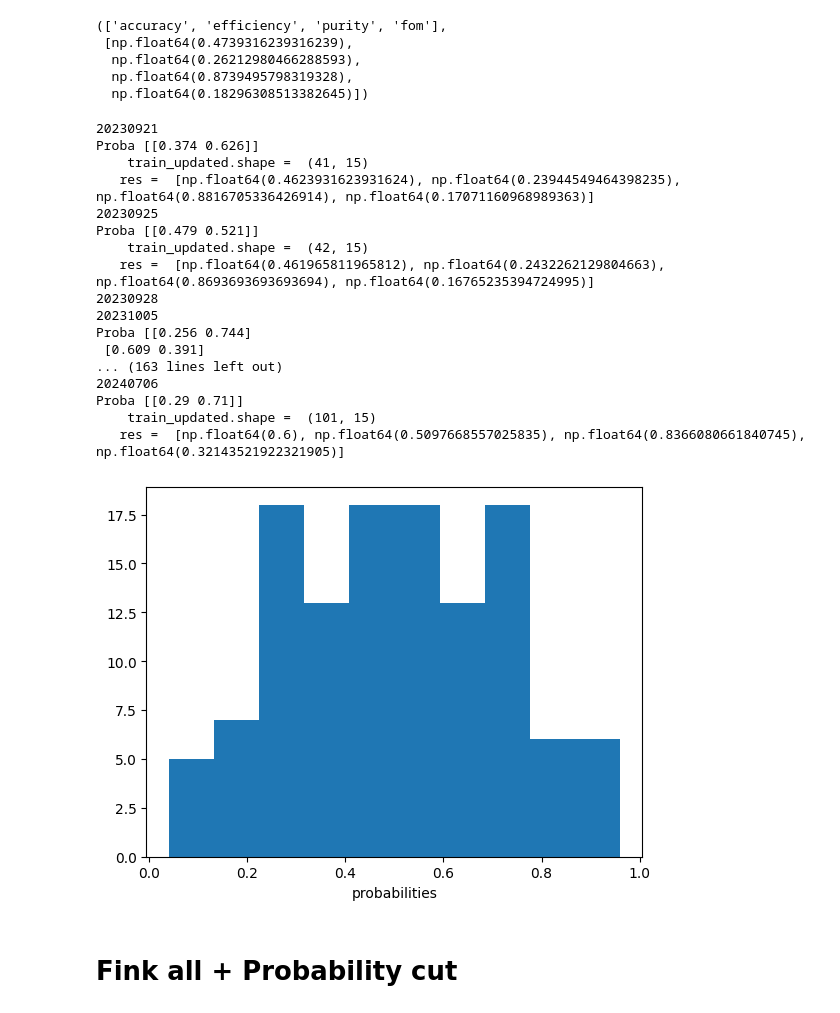
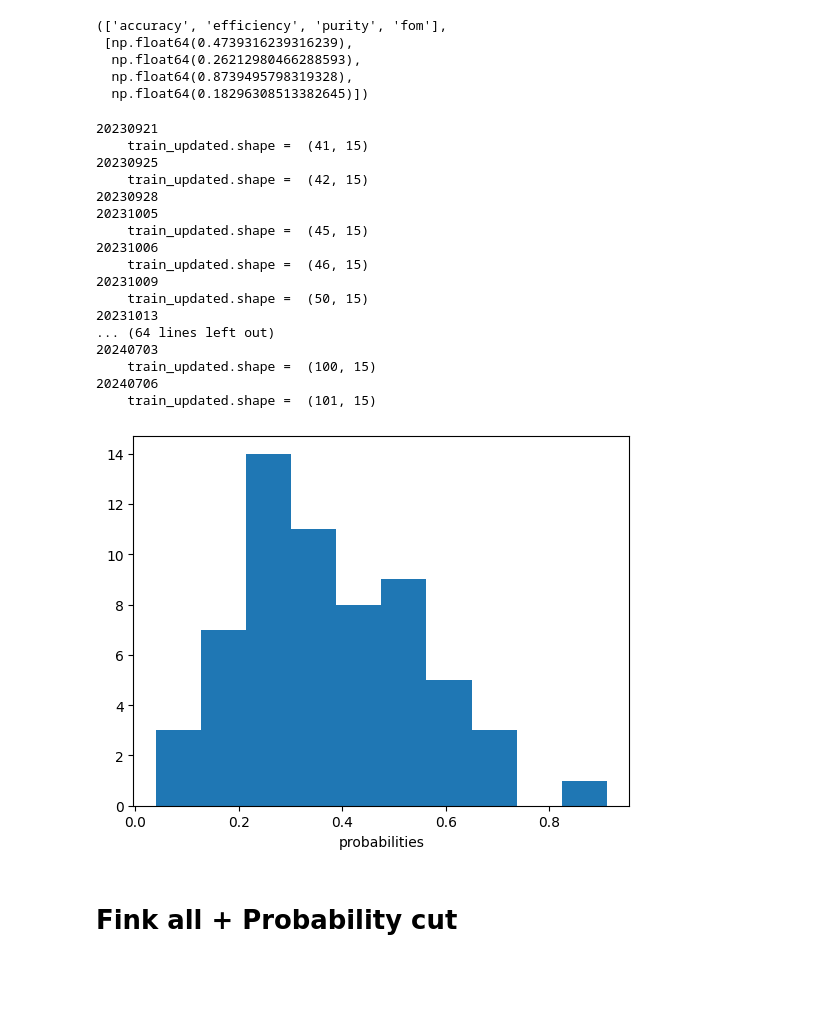
Before and after one commit to Fink-analyses/Active_Learning_earlySNIa, a Jupyter notebook: notebooks/ultimate_train_working_AM.ipynb, the cells around one changed output. Cells and saved outputs as stored; diff of their text form; code cells hidden in the pictures; blank space fills up the shorter version.

```diff
--- a/notebooks/ultimate_train_working_AM.ipynb
+++ b/notebooks/ultimate_train_working_AM.ipynb
@@ -218,7 +217,7 @@ def AL_loop(new_labels, train_for_loop, dir_suffix ="", proba_cut = True, plot_l
 
                     # see what current model says about queried alerts
                     pred_prob_query = clf_before.predict_proba(alerts_use[list(alerts_use.keys())[2:-1]])
-                    print(f'Proba {pred_prob_query}')
+                    # print(f'Proba {pred_prob_query}')
 
                     if proba_cut:
                         keep_index = []
@@ -264,7 +263,7 @@ def AL_loop(new_labels, train_for_loop, dir_suffix ="", proba_cut = True, plot_l
 
                         # calculate metrics
                         names, res = get_snpcc_metric(pred, test_for_loop['type'].values == 'Ia')
-                        print('   res = ', res)
+                        # print('   res = ', res)
 
                         metric_pd = pd.DataFrame([[date] + [list(new_labels.keys()).index(date) + 30] + res + \
                                                      [list(alerts_use['objectId'].values)]],
@@ -277,6 +276,7 @@ def AL_loop(new_labels, train_for_loop, dir_suffix ="", proba_cut = True, plot_l
 
     if len(metrics_all_list)>0:
         metrics = pd.concat(metrics_all_list, ignore_index=True)
+        metrics['n spectra']= metrics['query_objectIds'].apply(lambda x: len(x)).cumsum()
 
     else:
         metrics = pd.DataFrame()
@@ -397,22 +418,22 @@ new_labels['20240628'] = np.array([['ZTF24aasmghi', 'Ia', Time('2024-06-29', for
 new_labels['20240703'] = np.array([['ZTF24aatkrrw', 'other', Time('2024-07-04', format='iso').jd]])
 new_labels['20240706'] = np.array([['ZTF24aatfxrw', 'Ia', Time('2024-07-07', format='iso').jd]])
 # %%
-metrics_all_pd, probabilities_list_all = AL_loop(new_labels, train_for_loop, dir_suffix ="", proba_cut = False, plot_lcs=False)
+metrics_fink_all, probabilities_list_all = AL_loop(new_labels, train_for_loop, dir_suffix ="", proba_cut = False, plot_lcs=False)
 # %% [output]
 20230921
-Proba [[0.374 0.626]]
     train_updated.shape =  (41, 15)
-   res =  [np.float64(0.4623931623931624), np.float64(0.23944549464398235), np.float64(0.8816705336426914), np.float64(0.17071160968989363)]
 20230925
-Proba [[0.479 0.521]]
     train_updated.shape =  (42, 15)
-   res =  [np.float64(0.461965811965812), np.float64(0.2432262129804663), np.float64(0.8693693693693694), np.float64(0.16765235394724995)]
 20230928
 20231005
-Proba [[0.256 0.744]
- [0.609 0.391]
-... (163 lines left out)
+    train_updated.shape =  (45, 15)
+20231006
+    train_updated.shape =  (46, 15)
+20231009
+    train_updated.shape =  (50, 15)
+20231013
+... (64 lines left out)
+20240703
+    train_updated.shape =  (100, 15)
 20240706
-Proba [[0.29 0.71]]
     train_updated.shape =  (101, 15)
-   res =  [np.float64(0.6), np.float64(0.5097668557025835), np.float64(0.8366080661840745), np.float64(0.32143521922321905)]
@@ -422,8 +440,8 @@ Proba [[0.29 0.71]]
 # %%
-probabilities_list_all_flat = np.concatenate(probabilities_list_all).ravel().tolist()
-plt.hist(probabilities_list_all_flat)
+probabilities_fink = [k[0] for k in np.concatenate(probabilities_list_all)]
+plt.hist(probabilities_fink)
 plt.xlabel('probabilities')
 plt.savefig('../data/probabilities.png')
 # %% [output]
-[figure, old version]
+[figure, new version]
 # %%
```
Also changed, not shown: parts of 25 cells of this notebook.
